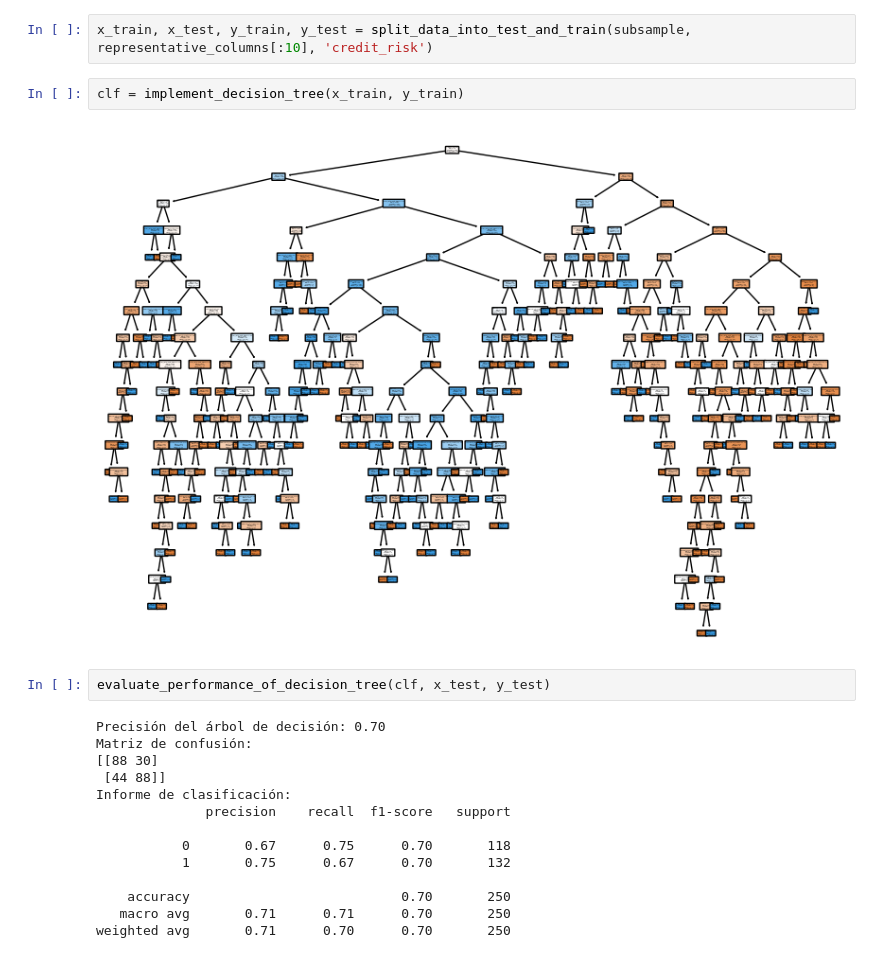
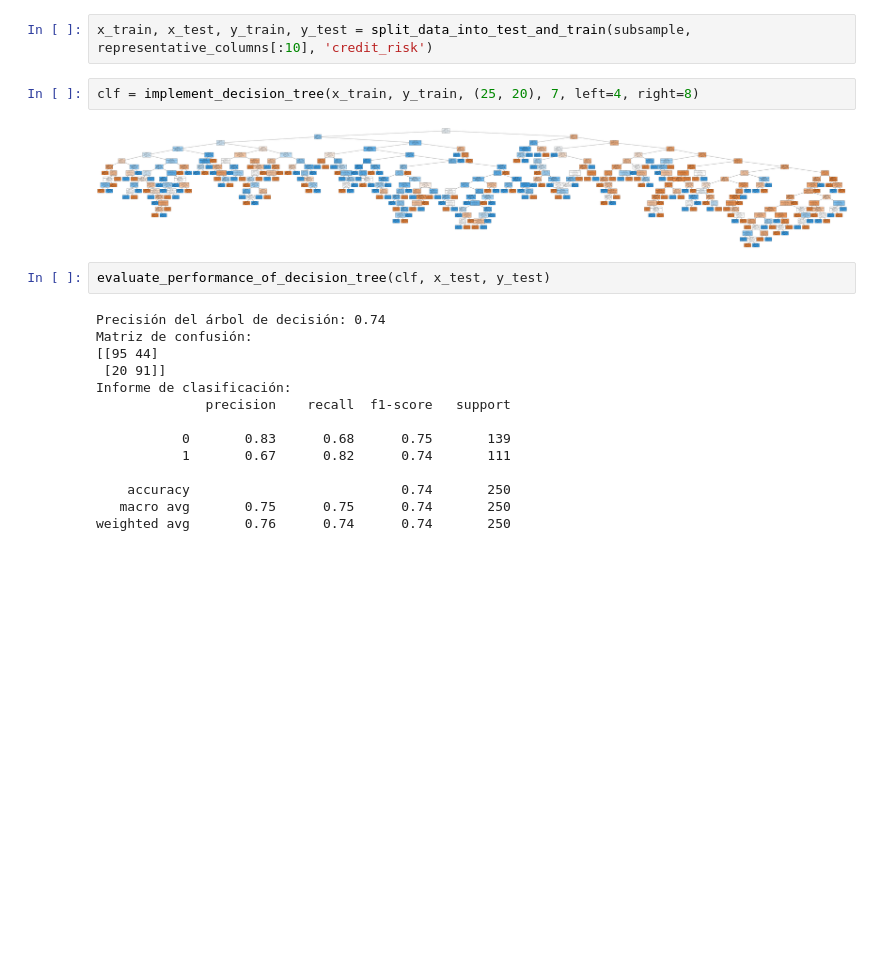
Before and after one commit to victorarmandolezama/south-german-credit, a Jupyter notebook: sandbox.ipynb, the cells around one changed output. Cells and saved outputs as stored; diff of their text form; blank space fills up the shorter version.

```diff
--- a/sandbox.ipynb
+++ b/sandbox.ipynb
@@ -109,22 +109,22 @@ subsample.describe()
 # %%
 x_train, x_test, y_train, y_test = split_data_into_test_and_train(subsample, representative_columns[:10], 'credit_risk')
 # %%
-clf = implement_decision_tree(x_train, y_train)
+clf = implement_decision_tree(x_train, y_train, (25, 20), 7, left=4, right=8)
 # %% [output]
-[figure, old version]
+[figure, new version]
 # %%
 evaluate_performance_of_decision_tree(clf, x_test, y_test)
 # %% [output]
-Precisión del árbol de decisión: 0.70
+Precisión del árbol de decisión: 0.74
 Matriz de confusión:
-[[88 30]
- [44 88]]
+[[95 44]
+ [20 91]]
 Informe de clasificación:
               precision    recall  f1-score   support
 
-           0       0.67      0.75      0.70       118
-           1       0.75      0.67      0.70       132
+           0       0.83      0.68      0.75       139
+           1       0.67      0.82      0.74       111
 
-    accuracy                           0.70       250
-   macro avg       0.71      0.71      0.70       250
-weighted avg       0.71      0.70      0.70       250
+    accuracy                           0.74       250
+   macro avg       0.75      0.75      0.74       250
+weighted avg       0.76      0.74      0.74       250
```
Also changed, not shown: parts of 2 cells of this notebook.
